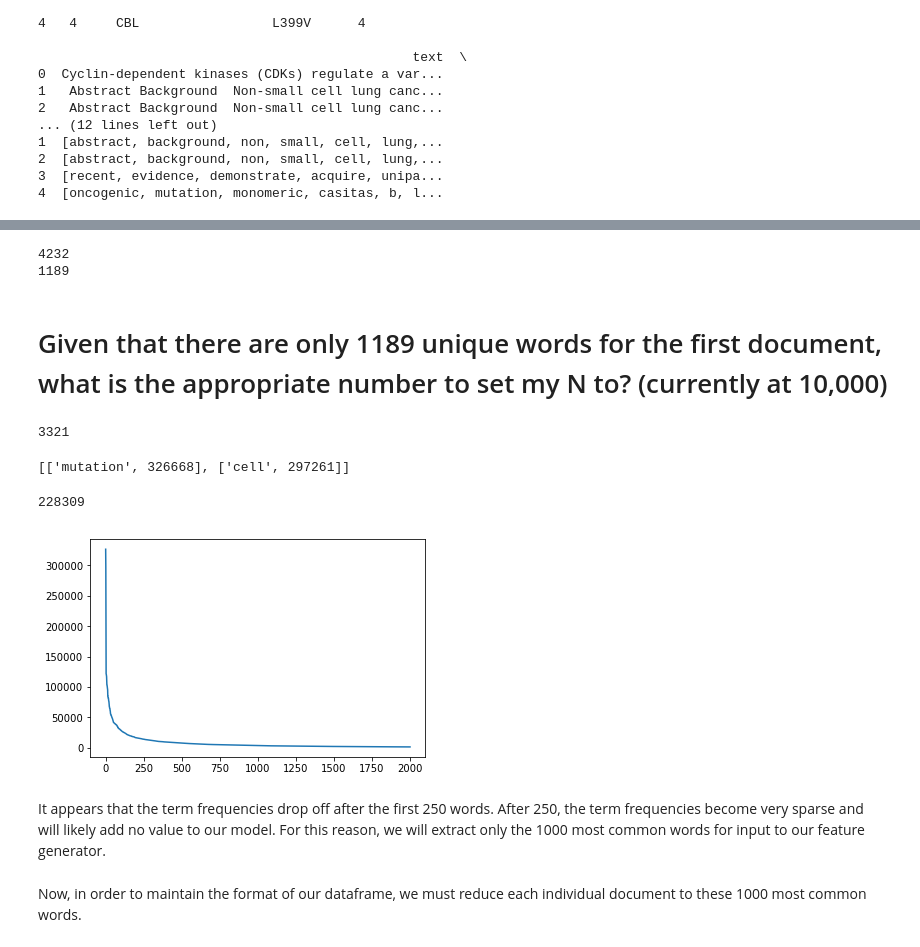
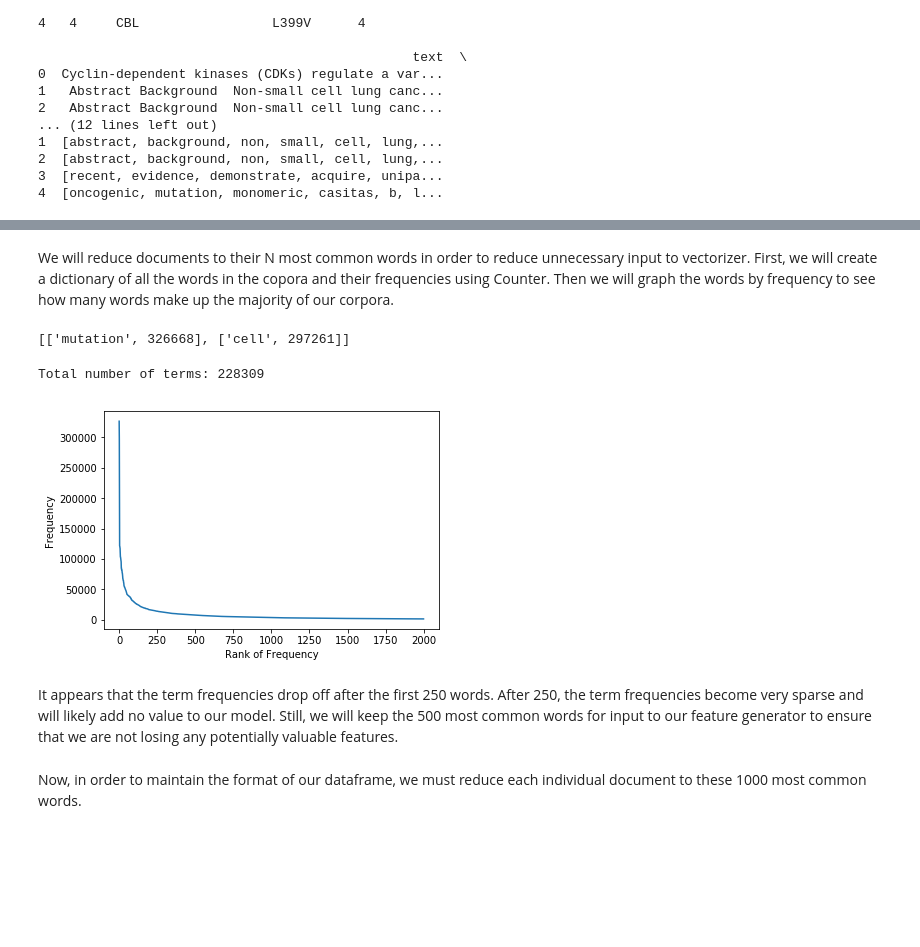
Before and after one commit to osnosis/tumor-mutation-classification, a Jupyter notebook: final-capstone.ipynb, the cells around one changed output, grey strips where cells are left out. Drawn from its saved outputs; the diff is of its cells as text; code cells hidden in the pictures; blank space fills up the shorter version.

Commit message:
reduces documents to N most common words and elaborates on n-gram generation

```diff
--- a/final-capstone.ipynb
+++ b/final-capstone.ipynb
@@ -208,36 +211,6 @@ X_lemma_documents = [
     ' '.join([str(word) for word in text])
     for text in X.values.tolist()
 ]
-# %%
-# Finding example length of document word list
-words = re.findall(r'\w+', X_lemma_documents[0])
-lower_words = [word.lower() for word in words]
-print(len(lower_words))
-lower_words_set = set(lower_words)
-print(len(lower_words_set))
-# %% [output]
-4232
-1189
-# %% [markdown]
-# Given that there are only 1189 unique words for the first document, what is the appropriate number to set my N to? (currently at 10,000)
-# %%
-# Creates a list of the N most common words per document to reduce unnecessary input to vectorizer
-# should be across all documents, not each document
-common_X_lemma_documents = []
-
-for document in X_lemma_documents:
-    N = 10000
-    words = re.findall(r'\w+', document)
-    #lower_words = [word.lower() for word in words]
-    word_counts = Counter(words).most_common(N)
-
-    counter = Counter()
-    counter.update(new_document)
-
-    common_words = [word_tuple[0] for word_tuple in word_counts]
-    common_X_lemma_documents.append(common_words)
-
-print(len(common_X_lemma_documents))
-# %% [output]
-3321
+# %% [markdown]
+We will reduce documents to their N most common words in order to reduce unnecessary input to vectorizer. First, we will create a dictionary of all the words in the copora and their frequencies using Counter. Then we will graph the words by frequency to see how many words make up the majority of our corpora.
 # %%
@@ -261,17 +233,19 @@ print(word_frequencies[:2])
 # %% [output]
 [['mutation', 326668], ['cell', 297261]]
 # %%
-# Plot term frequency, trim list to most common words for better visualization
-print(len(word_frequencies))
+# Plot term frequency, trim list to 2000 most common words for easier visualization
+print('Total number of terms:', len(word_frequencies))
 trim_length = 2000
 trim_frequencies = word_frequencies[:trim_length]
 frequency_X = list(range(len(trim_frequencies)))
 frequency_Y = [frequency_pair[1] for frequency_pair in trim_frequencies]
 plt.plot(frequency_X, frequency_Y)
+plt.xlabel('Rank of Frequency')
+plt.ylabel('Frequency')
 plt.show()
 # %% [output]
-228309
+Total number of terms: 228309
-[figure, old version]
+[figure, new version]
 # %% [markdown]
-It appears that the term frequencies drop off after the first 250 words. After 250, the term frequencies become very sparse and will likely add no value to our model. For this reason, we will extract only the 1000 most common words for input to our feature generator.
+It appears that the term frequencies drop off after the first 250 words. After 250, the term frequencies become very sparse and will likely add no value to our model. Still, we will keep the 500 most common words for input to our feature generator to ensure that we are not losing any potentially valuable features.
 # %%
```
Also changed, not shown: parts of 18 cells of this notebook.
